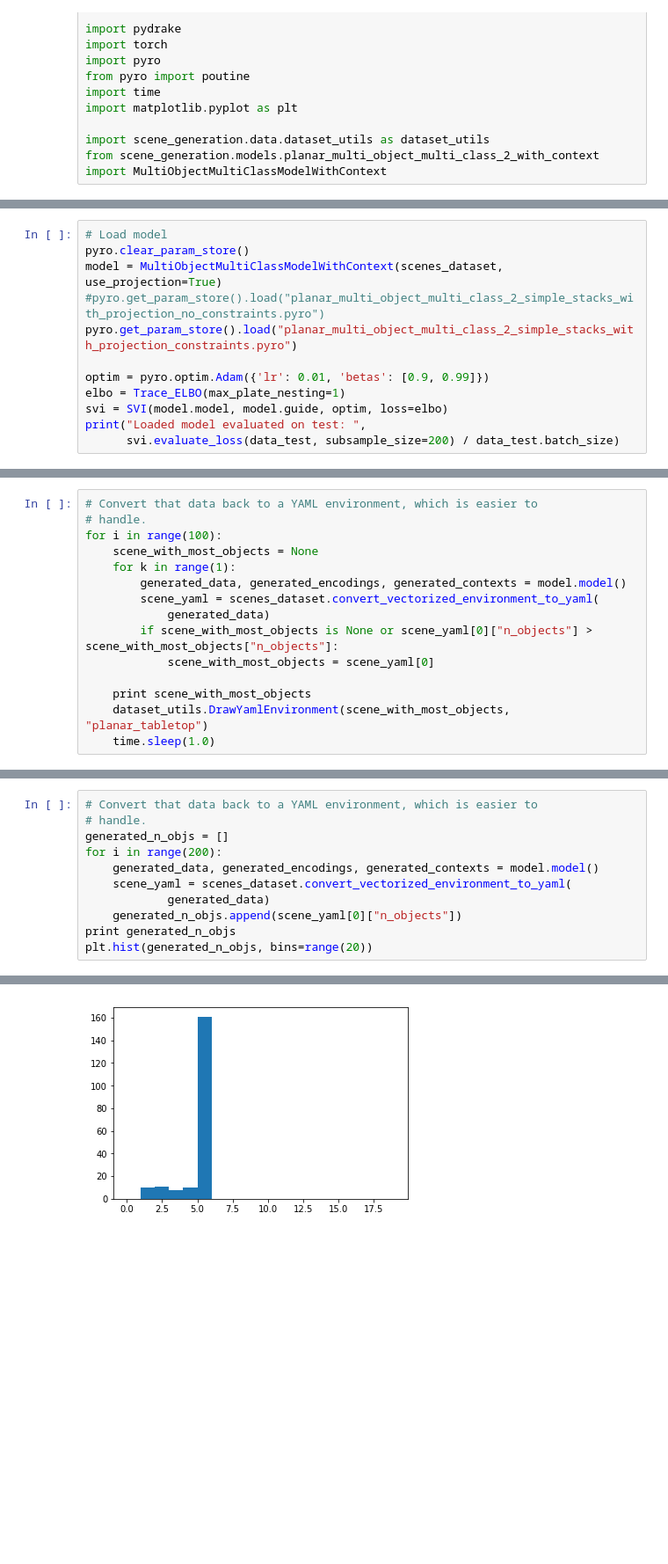
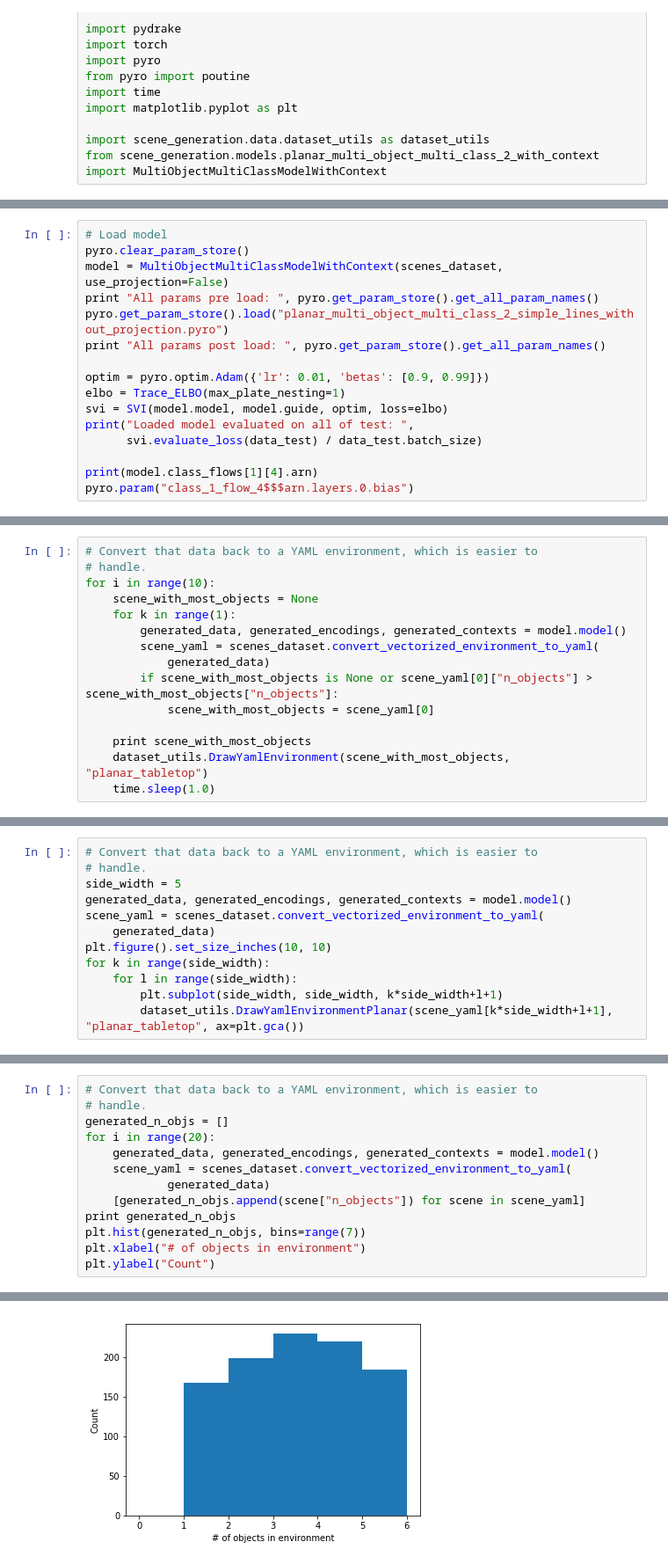
Before and after one commit to gizatt/scene_generation, a Jupyter notebook: notebooks/planar_tabletop/20190314_MBT_Context_Model_Lines.ipynb, the cells around one changed output, grey strips where cells are left out. Shown at 88% size. Drawn from its saved outputs; the diff is of its cells as text; blank space fills up the shorter version.

Commit message:
Lines context model with flows testing

```diff
--- a/notebooks/planar_tabletop/20190314_MBT_Context_Model_Lines.ipynb
+++ b/notebooks/planar_tabletop/20190314_MBT_Context_Model_Lines.ipynb
@@ -219,13 +247,17 @@ pyro.get_param_store().save("planar_multi_object_multi_class_2_simple_stacks_wit
 # %%
 # Load model
 pyro.clear_param_store()
-model = MultiObjectMultiClassModelWithContext(scenes_dataset, use_projection=True)
-#pyro.get_param_store().load("planar_multi_object_multi_class_2_simple_stacks_with_projection_no_constraints.pyro")
-pyro.get_param_store().load("planar_multi_object_multi_class_2_simple_stacks_with_projection_constraints.pyro")
+model = MultiObjectMultiClassModelWithContext(scenes_dataset, use_projection=False)
+print "All params pre load: ", pyro.get_param_store().get_all_param_names()
+pyro.get_param_store().load("planar_multi_object_multi_class_2_simple_lines_without_projection.pyro")
+print "All params post load: ", pyro.get_param_store().get_all_param_names()
 
 optim = pyro.optim.Adam({'lr': 0.01, 'betas': [0.9, 0.99]})
 elbo = Trace_ELBO(max_plate_nesting=1)
 svi = SVI(model.model, model.guide, optim, loss=elbo)
-print("Loaded model evaluated on test: ",
-      svi.evaluate_loss(data_test, subsample_size=200) / data_test.batch_size)
+print("Loaded model evaluated on all of test: ",
+      svi.evaluate_loss(data_test) / data_test.batch_size)
+
+print(model.class_flows[1][4].arn)
+pyro.param("class_1_flow_4$$$arn.layers.0.bias")
 # %% [output]
@@ -250,7 +296,7 @@ KeyboardInterrupt
 # %%
 # Convert that data back to a YAML environment, which is easier to
 # handle.
-for i in range(100):
+for i in range(10):
     scene_with_most_objects = None
     for k in range(1):
         generated_data, generated_encodings, generated_contexts = model.model()
@@ -286,0 +337,12 @@ KeyboardInterrupt:
+# %%
+# Convert that data back to a YAML environment, which is easier to
+# handle.
+side_width = 5
+generated_data, generated_encodings, generated_contexts = model.model()
+scene_yaml = scenes_dataset.convert_vectorized_environment_to_yaml(
+    generated_data)
+plt.figure().set_size_inches(10, 10)
+for k in range(side_width):
+    for l in range(side_width):
+        plt.subplot(side_width, side_width, k*side_width+l+1)
+        dataset_utils.DrawYamlEnvironmentPlanar(scene_yaml[k*side_width+l+1], "planar_tabletop", ax=plt.gca())
@@ -288,11 +352,13 @@ KeyboardInterrupt:
 # Convert that data back to a YAML environment, which is easier to
 # handle.
 generated_n_objs = []
-for i in range(200):
+for i in range(20):
     generated_data, generated_encodings, generated_contexts = model.model()
     scene_yaml = scenes_dataset.convert_vectorized_environment_to_yaml(
             generated_data)
-    generated_n_objs.append(scene_yaml[0]["n_objects"])
+    [generated_n_objs.append(scene["n_objects"]) for scene in scene_yaml]
 print generated_n_objs
-plt.hist(generated_n_objs, bins=range(20))
+plt.hist(generated_n_objs, bins=range(7))
+plt.xlabel("# of objects in environment")
+plt.ylabel("Count")
 # %% [output]
@@ -305 +367 @@ plt.hist(generated_n_objs, bins=range(20))
-[figure, old version]
+[figure, new version]
```
Also changed, not shown: parts of 17 cells of this notebook.
